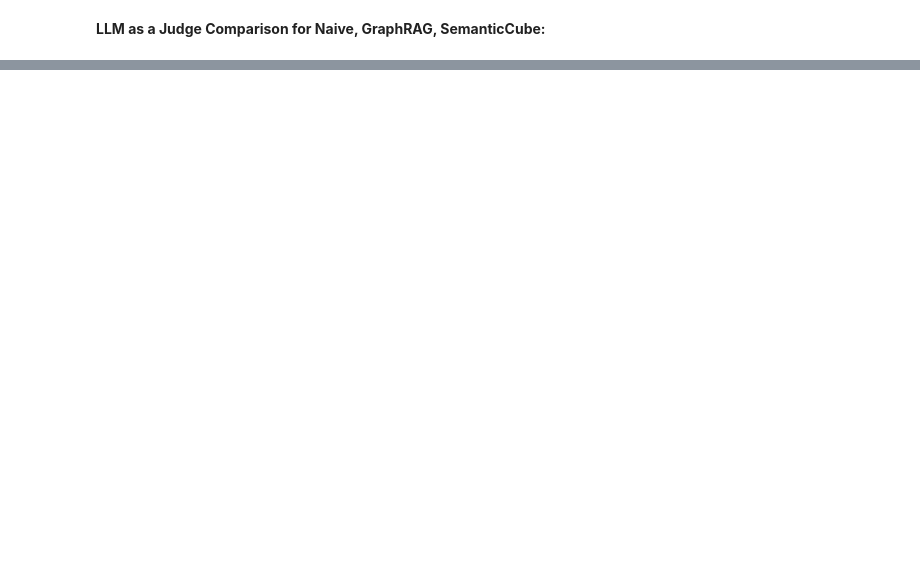
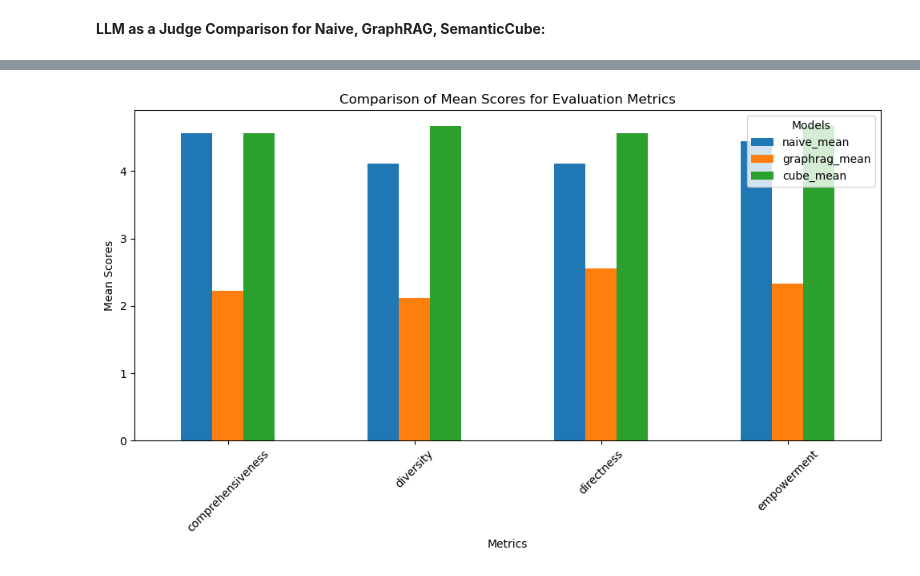
Before and after one commit to plumol/SemanticCube, a Jupyter notebook: eval/eval.ipynb, the cells around one changed output, grey strips where cells are left out. Cells and saved outputs as stored; diff of their text form; code cells hidden in the pictures; blank space fills up the shorter version.

Commit message:
added: visualizations for evaluation

```diff
--- a/eval/eval.ipynb
+++ b/eval/eval.ipynb
@@ -274,0 +298,20 @@ aggregate_scores_df
+# %%
+# summary statistics for results
+
+metrics = ['comprehensiveness', 'diversity', 'directness', 'empowerment']
+summary_data = []
+
+for metric in metrics:
+    summary_data.append({
+        "metric": metric,
+        "naive_mean": results_df[f"naive_{metric}"].mean(),
+        "naive_std": results_df[f"naive_{metric}"].std(),
+        "graphrag_mean": results_df[f"graphrag_{metric}"].mean(),
+        "graphrag_std": results_df[f"graphrag_{metric}"].std(),
+        "cube_mean": results_df[f"cube_{metric}"].mean(),
+        "cube_std": results_df[f"cube_{metric}"].std(),
+    })
+
+summary_df = pd.DataFrame(summary_data)
+summary_df.set_index("metric", inplace=True)
+summary_df
@@ -274,0 +325,15 @@ aggregate_scores_df
+# %%
+fig, ax = plt.subplots(figsize=(10, 6))
+summary_df[['naive_mean', 'graphrag_mean', 'cube_mean']].plot(kind='bar', yerr=summary_df[['naive_std', 'graphrag_std', 'cube_std']], ax=ax)
+
+ax.set_ylabel('Mean Scores')
+ax.set_xlabel('Metrics')
+ax.set_title('Comparison of Mean Scores for Evaluation Metrics')
+
+plt.xticks(rotation=45)
+plt.legend(title='Models')
+plt.tight_layout()
+plt.savefig('results/summary_comparison_plot.png')
+plt.show()
+# %% [output]
+[figure, added]
```
Also changed, not shown: parts of 18 cells of this notebook, 13 other files.
